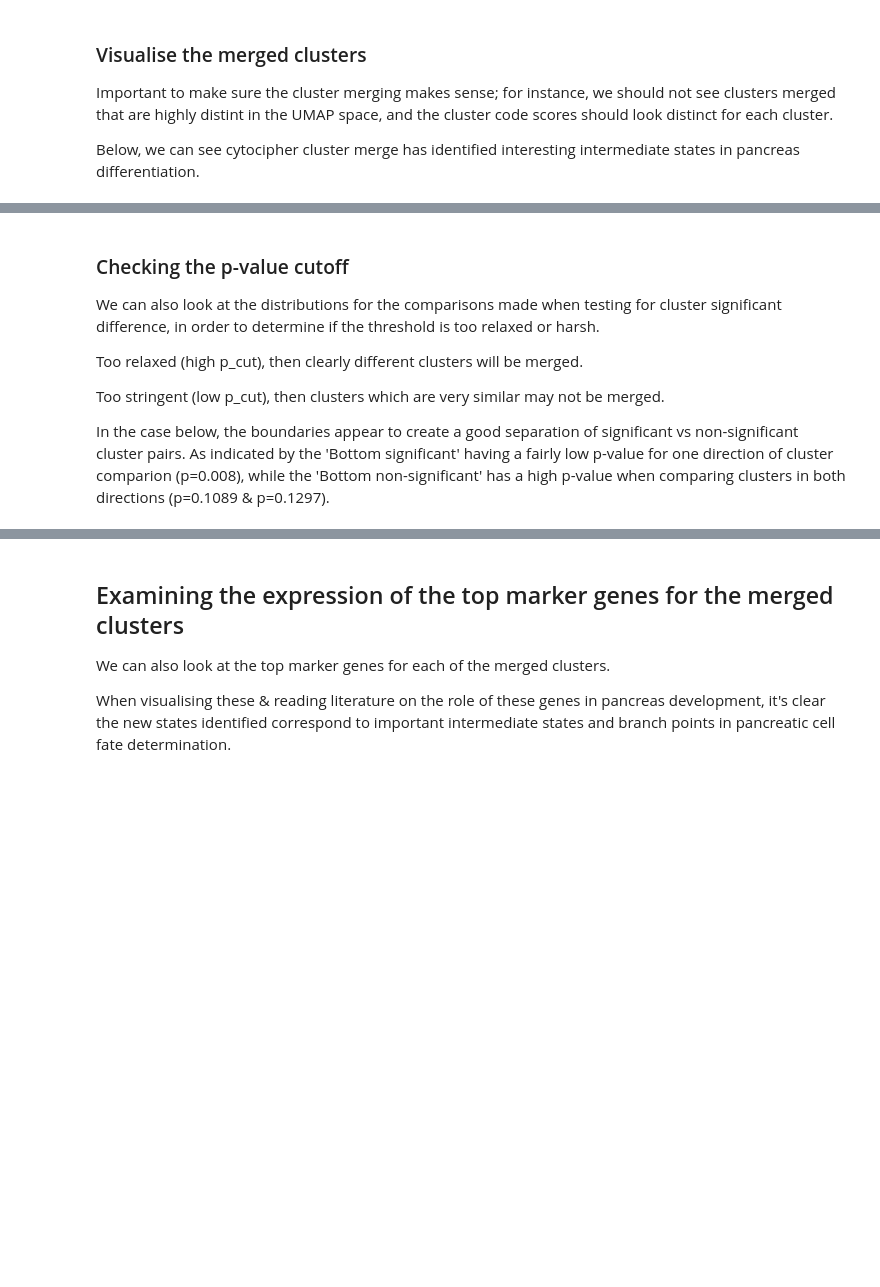
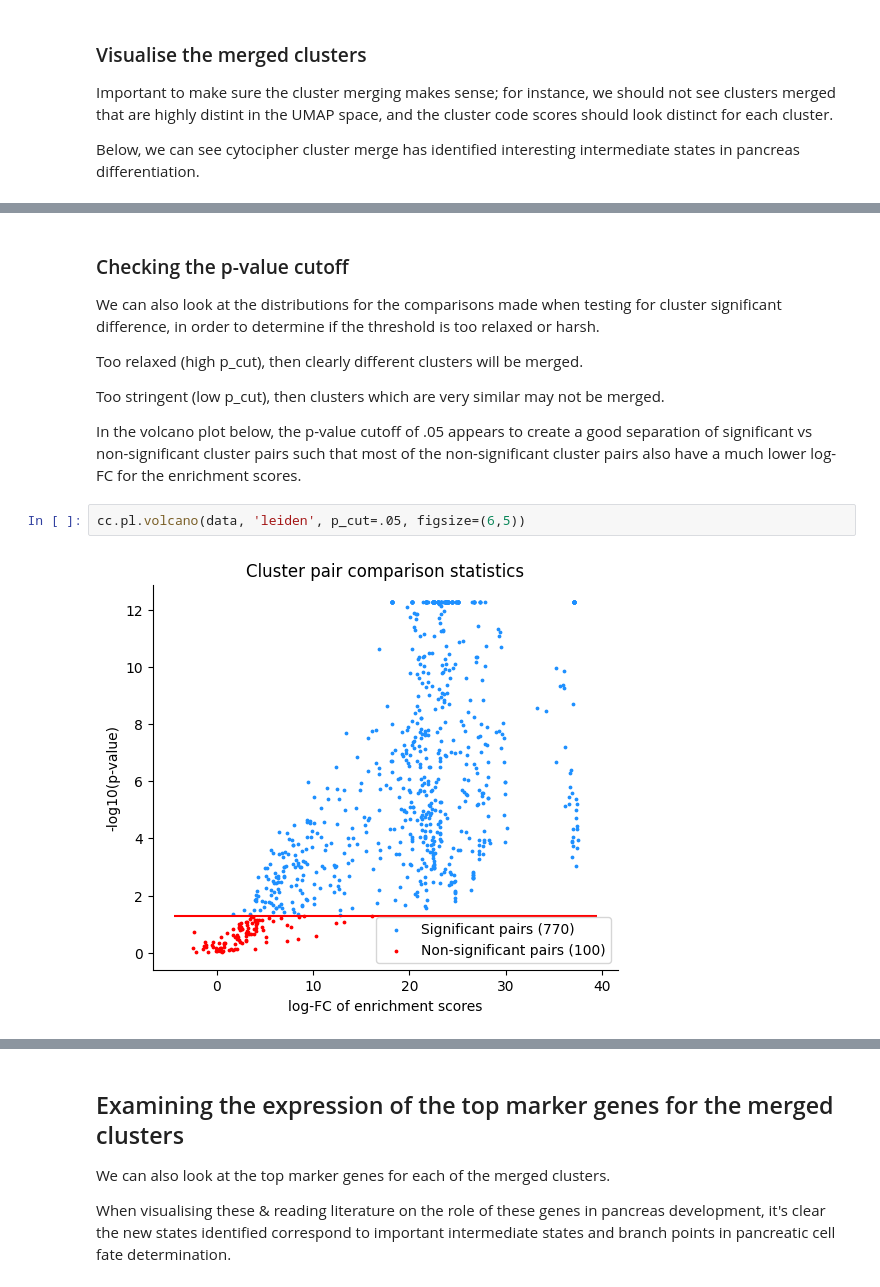
Before and after one commit to BradBalderson/Cytocipher, a Jupyter notebook: tutorials/cytocipher_pancreas.ipynb, the cells around one changed output, grey strips where cells are left out. Drawn from its saved outputs; the diff is of its cells as text; blank space fills up the shorter version.

```diff
--- a/tutorials/cytocipher_pancreas.ipynb
+++ b/tutorials/cytocipher_pancreas.ipynb
@@ -121,4 +124,8 @@ Too relaxed (high p_cut), then clearly different clusters will be merged.
 
 Too stringent (low p_cut), then clusters which are very similar may not be merged.
 
-In the case below, the boundaries appear to create a good separation of significant vs non-significant cluster pairs. As indicated by the 'Bottom significant' having a fairly low p-value for one direction of cluster comparion (p=0.008), while the 'Bottom non-significant' has a high p-value when comparing clusters in both directions (p=0.1089 & p=0.1297).
+In the volcano plot below, the p-value cutoff of .05 appears to create a good separation of significant vs non-significant cluster pairs such that most of the non-significant cluster pairs also have a much lower log-FC for the enrichment scores.
+# %%
+cc.pl.volcano(data, 'leiden', p_cut=.05, figsize=(6,5))
+# %% [output]
+[figure, added]
```
Also changed, not shown: parts of 10 cells of this notebook.
